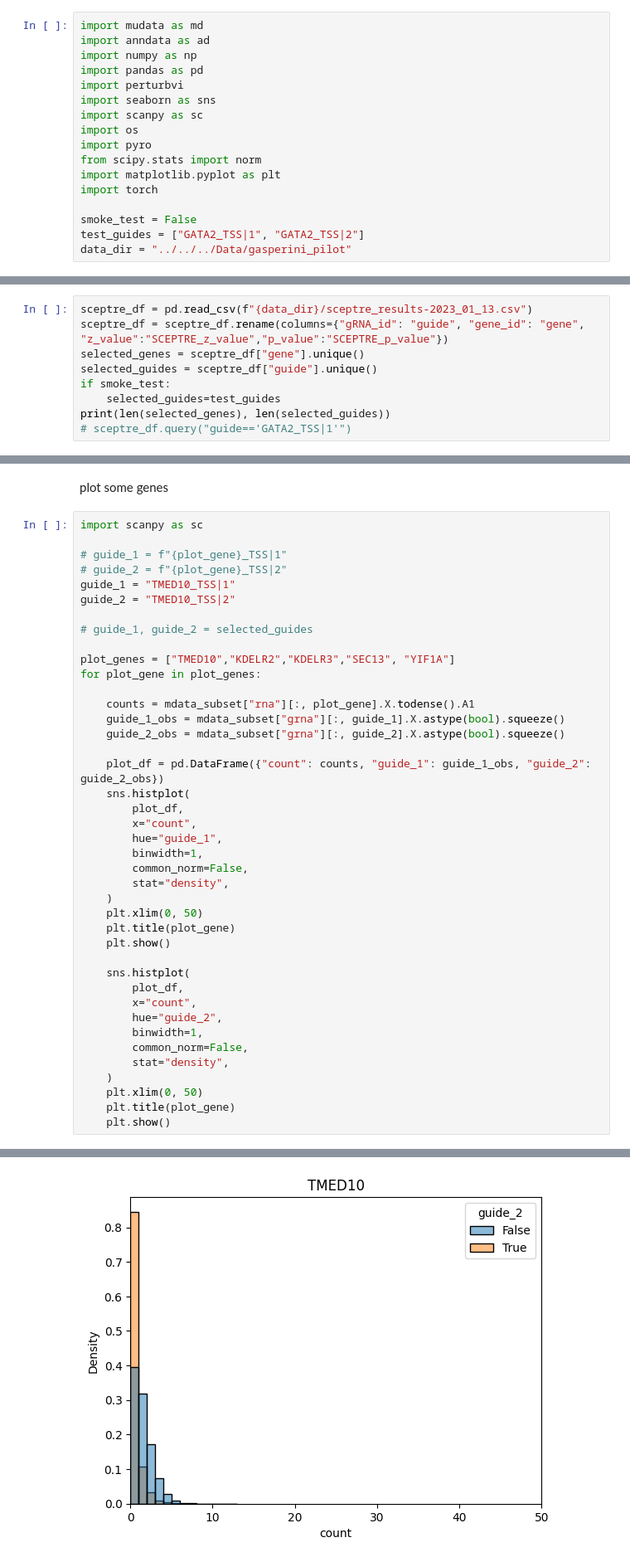
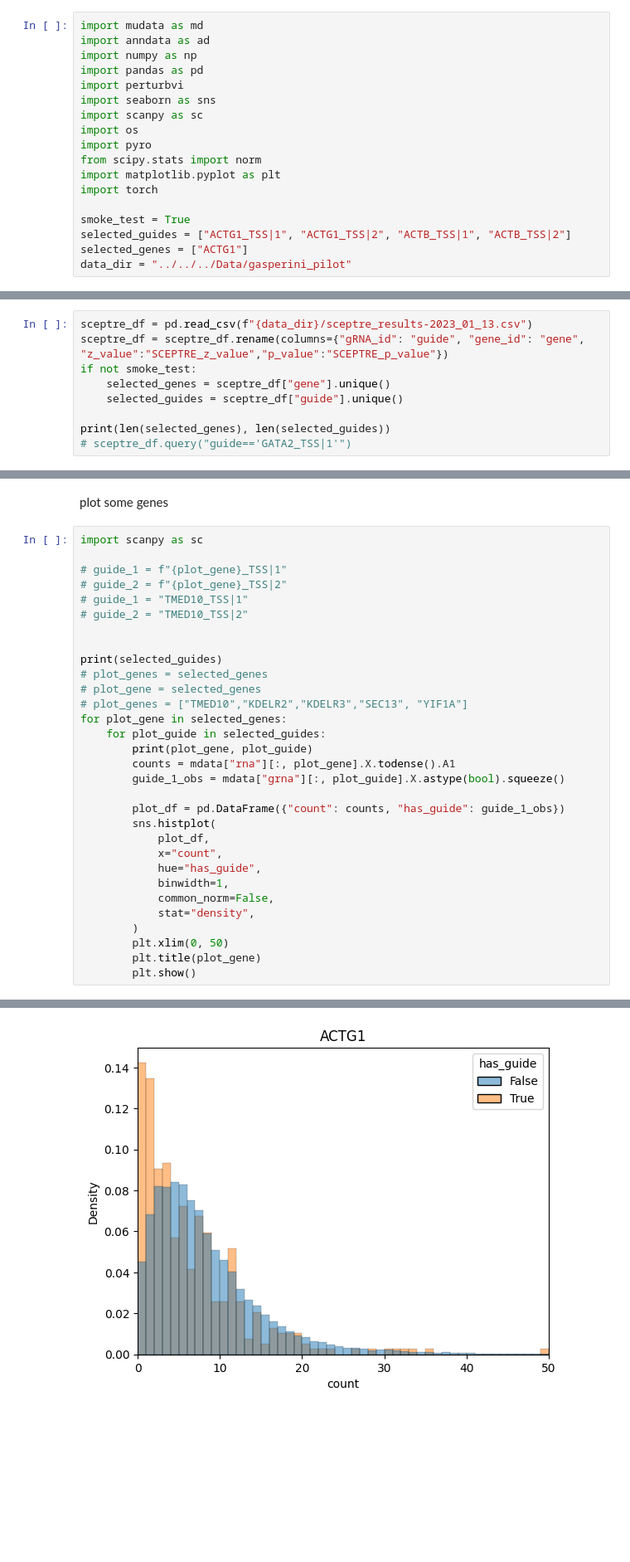
Before and after one commit to pinellolab/PerTurbo, a Jupyter notebook: reproducibility/gasperini_pilot.ipynb, the cells around one changed output, grey strips where cells are left out. Shown at 83% size. Saved outputs shown, nothing was run; the diff lists cells and outputs as text; blank space fills up the shorter version.

```diff
--- a/reproducibility/gasperini_pilot.ipynb
+++ b/reproducibility/gasperini_pilot.ipynb
@@ -14,18 +14,19 @@ from scipy.stats import norm
 import matplotlib.pyplot as plt
 import torch
 
-smoke_test = False
-test_guides = ["GATA2_TSS|1", "GATA2_TSS|2"]
+smoke_test = True
+selected_guides = ["ACTG1_TSS|1", "ACTG1_TSS|2", "ACTB_TSS|1", "ACTB_TSS|2"]
+selected_genes = ["ACTG1"]
 data_dir = "../../../Data/gasperini_pilot"
 # %%
 # load sceptre list of genes/guides
 # %%
 sceptre_df = pd.read_csv(f"{data_dir}/sceptre_results-2023_01_13.csv")
 sceptre_df = sceptre_df.rename(columns={"gRNA_id": "guide", "gene_id": "gene", "z_value":"SCEPTRE_z_value","p_value":"SCEPTRE_p_value"})
-selected_genes = sceptre_df["gene"].unique()
-selected_guides = sceptre_df["guide"].unique()
-if smoke_test:
-    selected_guides=test_guides
+if not smoke_test:
+    selected_genes = sceptre_df["gene"].unique()
+    selected_guides = sceptre_df["guide"].unique()
+
 print(len(selected_genes), len(selected_guides))
 # sceptre_df.query("guide=='GATA2_TSS|1'")
 # %% [output]
@@ -386,40 +380,30 @@ import scanpy as sc
 
 # guide_1 = f"{plot_gene}_TSS|1"
 # guide_2 = f"{plot_gene}_TSS|2"
-guide_1 = "TMED10_TSS|1"
-guide_2 = "TMED10_TSS|2"
+# guide_1 = "TMED10_TSS|1"
+# guide_2 = "TMED10_TSS|2"
 
-# guide_1, guide_2 = selected_guides
 
-plot_genes = ["TMED10","KDELR2","KDELR3","SEC13", "YIF1A"]
-for plot_gene in plot_genes:
+print(selected_guides)
+# plot_genes = selected_genes
+# plot_gene = selected_genes
+# plot_genes = ["TMED10","KDELR2","KDELR3","SEC13", "YIF1A"]
+for plot_gene in selected_genes:
+    for plot_guide in selected_guides:
+        print(plot_gene, plot_guide)
+        counts = mdata["rna"][:, plot_gene].X.todense().A1
+        guide_1_obs = mdata["grna"][:, plot_guide].X.astype(bool).squeeze()
 
-    counts = mdata_subset["rna"][:, plot_gene].X.todense().A1
-    guide_1_obs = mdata_subset["grna"][:, guide_1].X.astype(bool).squeeze()
-    guide_2_obs = mdata_subset["grna"][:, guide_2].X.astype(bool).squeeze()
-
-    plot_df = pd.DataFrame({"count": counts, "guide_1": guide_1_obs, "guide_2": guide_2_obs})
-    sns.histplot(
-        plot_df,
-        x="count",
-        hue="guide_1",
-        binwidth=1,
-        common_norm=False,
-        stat="density",
-    )
-    plt.xlim(0, 50)
-    plt.title(plot_gene)
-    plt.show()
-
-    sns.histplot(
-        plot_df,
-        x="count",
-        hue="guide_2",
-        binwidth=1,
-        common_norm=False,
-        stat="density",
-    )
-    plt.xlim(0, 50)
-    plt.title(plot_gene)
-    plt.show()
+        plot_df = pd.DataFrame({"count": counts, "has_guide": guide_1_obs})
+        sns.histplot(
+            plot_df,
+            x="count",
+            hue="has_guide",
+            binwidth=1,
+            common_norm=False,
+            stat="density",
+        )
+        plt.xlim(0, 50)
+        plt.title(plot_gene)
+        plt.show()
 # %% [output]
@@ -427 +414 @@ for plot_gene in plot_genes:
-[figure, old version]
+[figure, new version]
```
Also changed, not shown: parts of 13 cells of this notebook, 1 other file.
